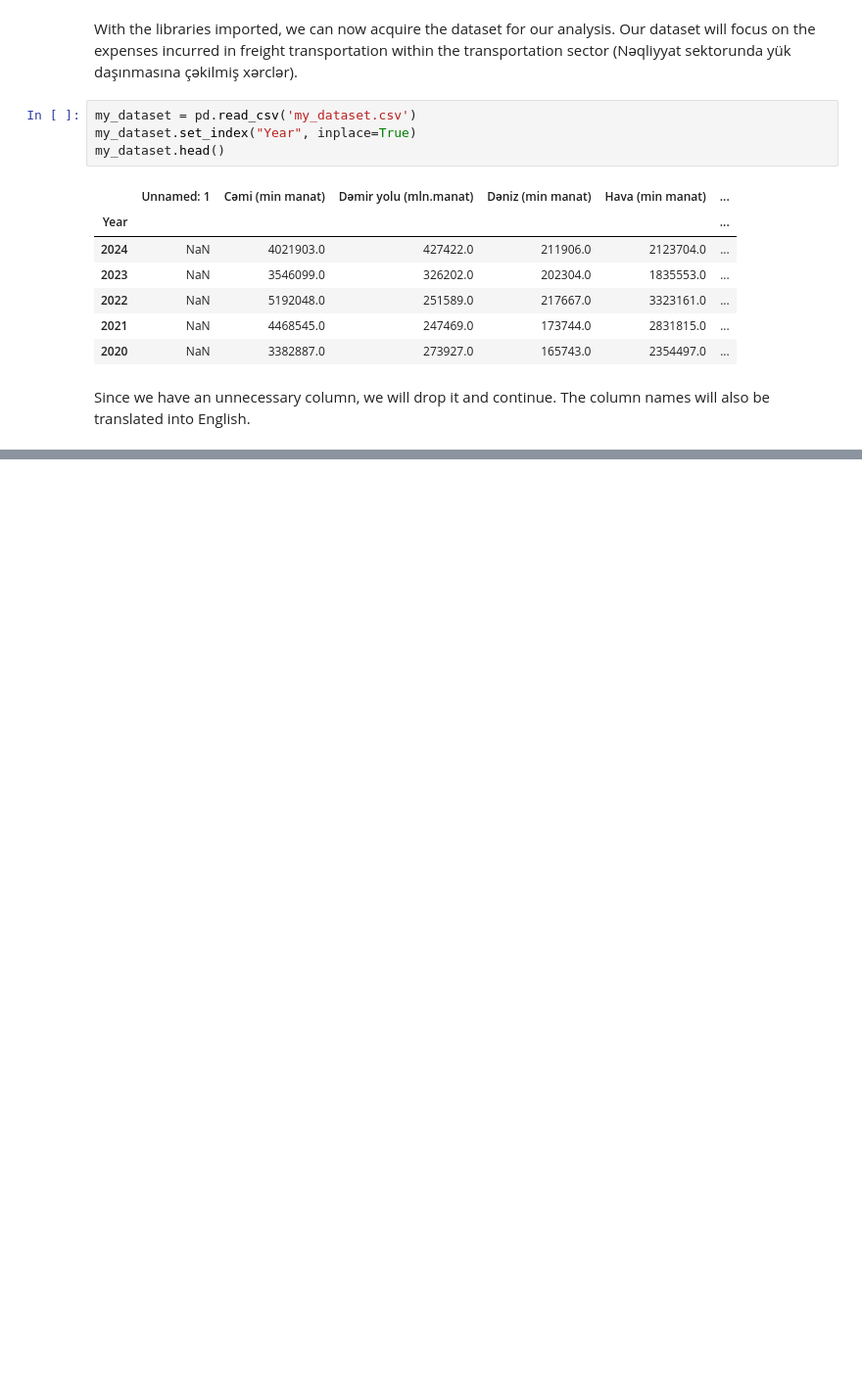
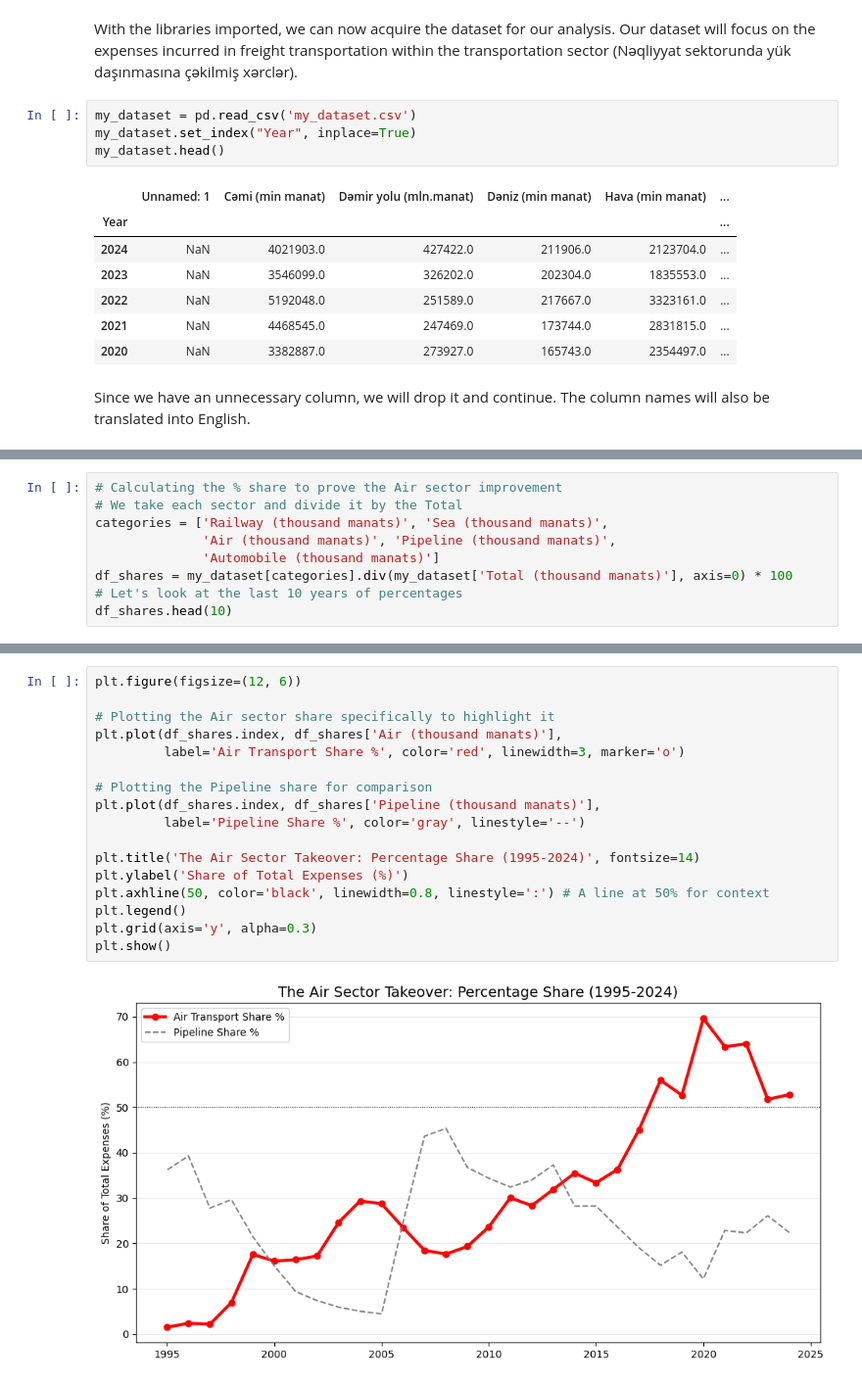
Before and after one commit to Faig-TYBV/holbertonschool-dataset_competition, a Jupyter notebook: Analysis.ipynb, the cells around one changed output, grey strips where cells are left out. Shown at 98% size. Saved outputs shown, nothing was run; the diff lists cells and outputs as text; blank space fills up the shorter version.

```diff
--- a/Analysis.ipynb
+++ b/Analysis.ipynb
@@ -45,0 +113,9 @@ my_dataset.head(10)
+# %%
+# Calculating the % share to prove the Air sector improvement
+# We take each sector and divide it by the Total
+categories = ['Railway (thousand manats)', 'Sea (thousand manats)',
+              'Air (thousand manats)', 'Pipeline (thousand manats)',
+              'Automobile (thousand manats)']
+df_shares = my_dataset[categories].div(my_dataset['Total (thousand manats)'], axis=0) * 100
+# Let's look at the last 10 years of percentages
+df_shares.head(10)
@@ -45,0 +135,19 @@ my_dataset.head(10)
+# %%
+plt.figure(figsize=(12, 6))
+
+# Plotting the Air sector share specifically to highlight it
+plt.plot(df_shares.index, df_shares['Air (thousand manats)'],
+         label='Air Transport Share %', color='red', linewidth=3, marker='o')
+
+# Plotting the Pipeline share for comparison
+plt.plot(df_shares.index, df_shares['Pipeline (thousand manats)'],
+         label='Pipeline Share %', color='gray', linestyle='--')
+
+plt.title('The Air Sector Takeover: Percentage Share (1995-2024)', fontsize=14)
+plt.ylabel('Share of Total Expenses (%)')
+plt.axhline(50, color='black', linewidth=0.8, linestyle=':') # A line at 50% for context
+plt.legend()
+plt.grid(axis='y', alpha=0.3)
+plt.show()
+# %% [output]
+[figure, added]
```
Also changed, not shown: parts of 11 cells of this notebook.
